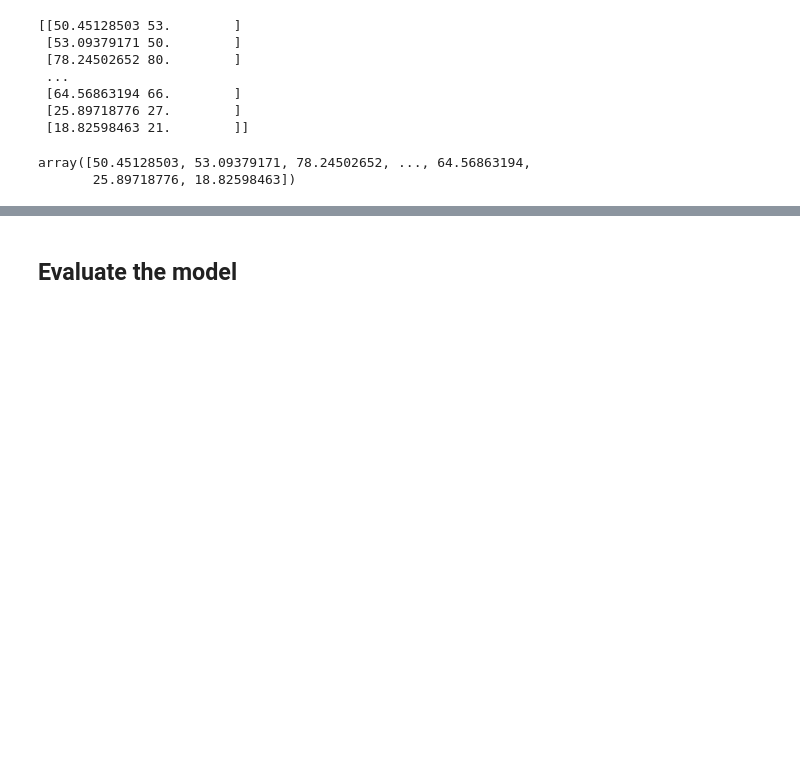
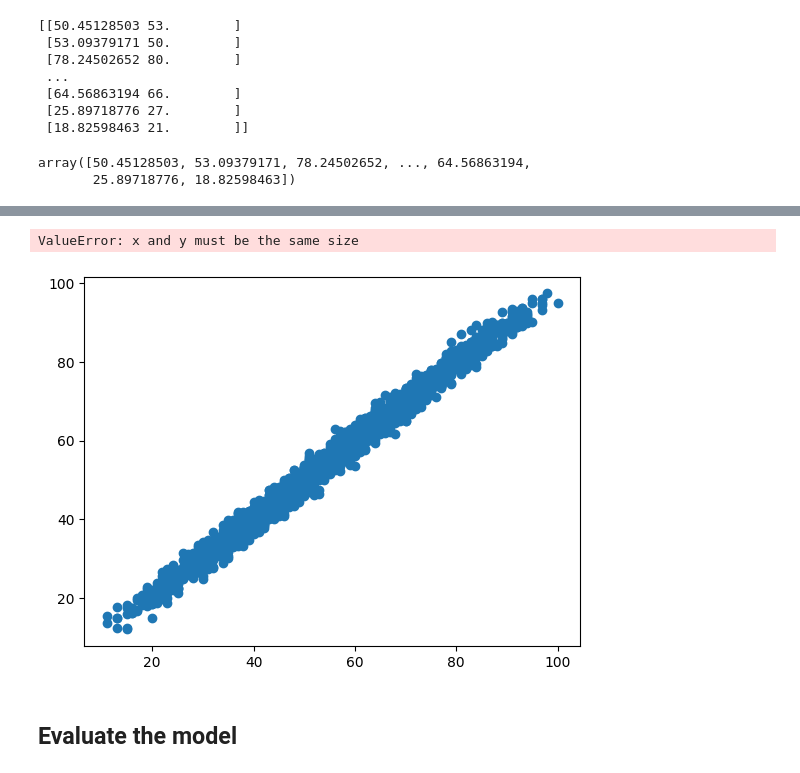
Before and after one commit to RamadeviKN/Student-Performance-Analysis-Using-Machine-Learning, a Jupyter notebook: Regression/student_performance_ml_regression.ipynb, the cells around one changed output, grey strips where cells are left out. Cells and saved outputs as stored; diff of their text form; code cells hidden in the pictures; blank space fills up the shorter version.

```diff
--- a/Regression/student_performance_ml_regression.ipynb
+++ b/Regression/student_performance_ml_regression.ipynb
@@ -83,3 +88,15 @@ sns.histplot(y_test, color='blue', alpha=0.5, bins=50)
+# %%
+plt.scatter(y_test, y_pred)
+plt.scatter(X_test, y_test, color='red', label='Actual Training Data')
+##plt.plot(X_train_sorted, y_train_pred_sorted, color='blue', label='Polynomial Regression Model')
+plt.plot(X_test, y_pred, color='blue', label='Multiple Regression Model')
+plt.xlabel('Actual Scores')
+plt.ylabel('Predicted Scores')
+plt.title('Actual vs Predicted Student Scores')
+plt.show()
+# %% [output]
+ValueError: x and y must be the same size
+[figure, added]
 # %% [markdown]
 ## Evaluate the model
 # %%
```
Also changed, not shown: parts of 4 cells of this notebook.
